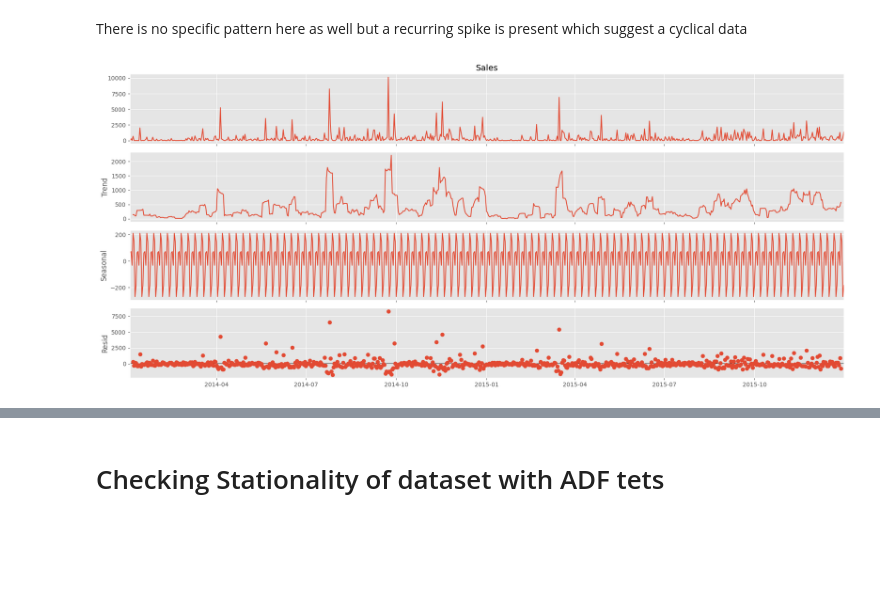
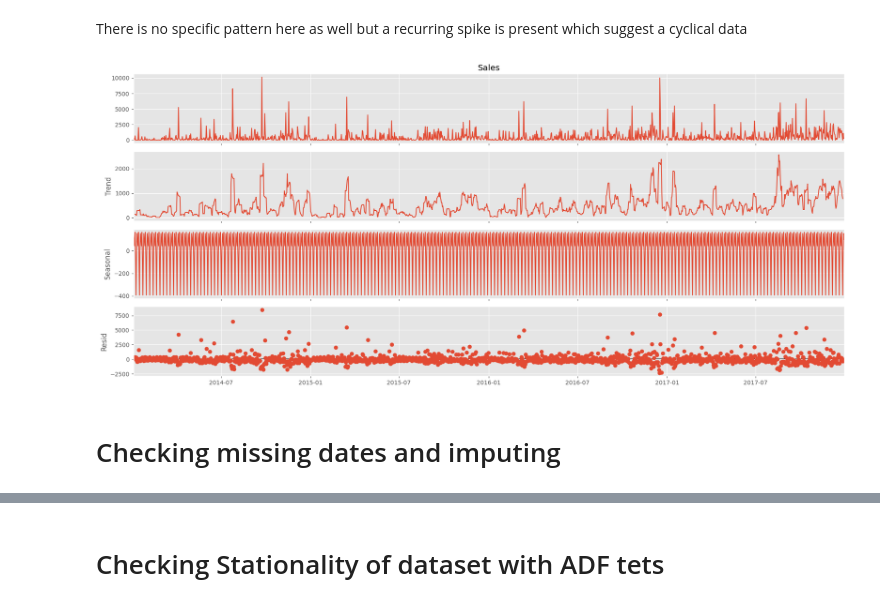
Before and after one commit to octavaridum/Super_Store_Time_Series_Forecasting, a Jupyter notebook: TSF_Superstore.ipynb, the cells around one changed output, grey strips where cells are left out. Saved outputs shown, nothing was run; the diff lists cells and outputs as text; code cells hidden in the pictures; blank space fills up the shorter version.

```diff
--- a/TSF_Superstore.ipynb
+++ b/TSF_Superstore.ipynb
@@ -201,10 +201,12 @@ There is no specific pattern here as well but a recurring spike is present which
 # %%
 from pylab import rcParams
 import statsmodels.api as sm
 rcParams['figure.figsize'] = 18, 8
 
-decomposition = sm.tsa.seasonal_decompose(viz_sample['Sales'], model='additive')
+decomposition = sm.tsa.seasonal_decompose(os_agg['Sales'], model='addative')
 fig = decomposition.plot()
 plt.show()
 # %% [output]
-[figure, old version]
+[figure, new version]
+# %% [markdown]
+# Checking missing dates and imputing
```
Also changed, not shown: parts of 64 cells of this notebook.
